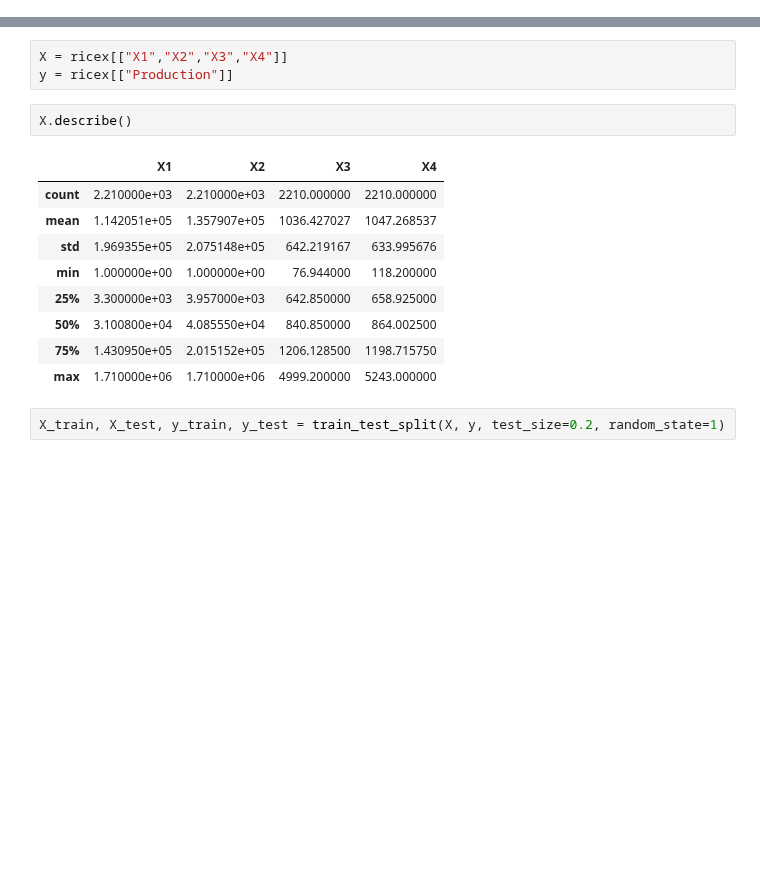
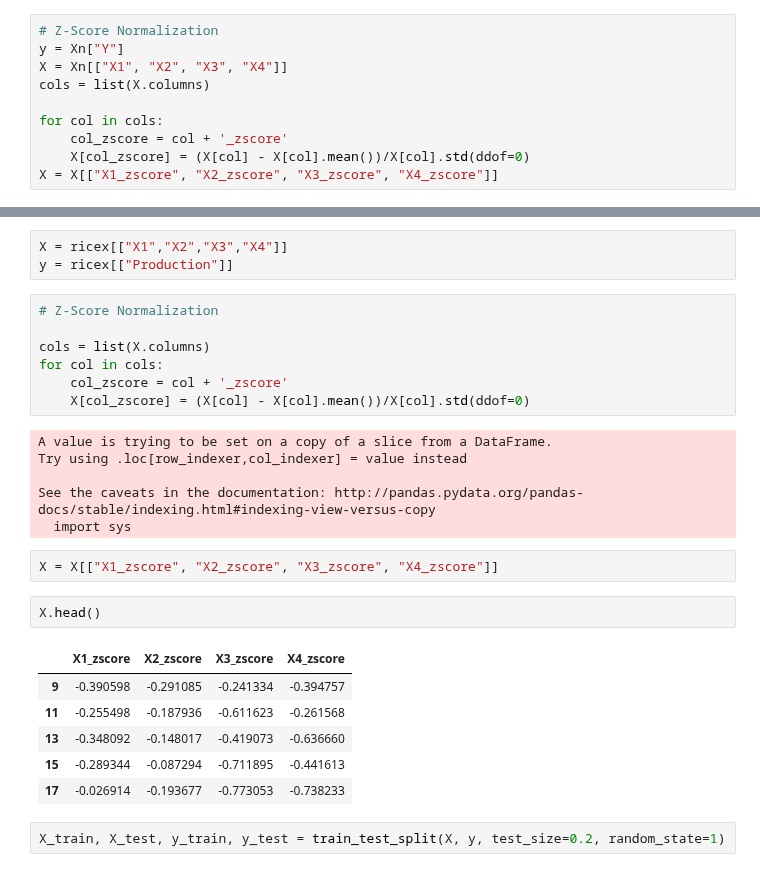
Before and after one commit to AkshanshChahal/ML-in-Agriculture, a Jupyter notebook: Baseline.ipynb, the cells around one changed output, grey strips where cells are left out. Saved outputs shown, nothing was run; the diff lists cells and outputs as text; blank space fills up the shorter version.

Commit message:
Added z-score normalization

```diff
--- a/Baseline.ipynb
+++ b/Baseline.ipynb
@@ -113,0 +103,10 @@ X.head()
+# %%
+# Z-Score Normalization
+y = Xn["Y"]
+X = Xn[["X1", "X2", "X3", "X4"]]
+cols = list(X.columns)
+
+for col in cols:
+    col_zscore = col + '_zscore'
+    X[col_zscore] = (X[col] - X[col].mean())/X[col].std(ddof=0)
+X = X[["X1_zscore", "X2_zscore", "X3_zscore", "X4_zscore"]]
@@ -395,18 +408,30 @@ ricex.head()
 # %%
 X = ricex[["X1","X2","X3","X4"]]
 y = ricex[["Production"]]
+# %%
+# Z-Score Normalization
+
+cols = list(X.columns)
+for col in cols:
+    col_zscore = col + '_zscore'
+    X[col_zscore] = (X[col] - X[col].mean())/X[col].std(ddof=0)
+# %% [output]
+A value is trying to be set on a copy of a slice from a DataFrame.
+Try using .loc[row_indexer,col_indexer] = value instead
+
+See the caveats in the documentation: http://pandas.pydata.org/pandas-docs/stable/indexing.html#indexing-view-versus-copy
+  import sys
+# %%
+X = X[["X1_zscore", "X2_zscore", "X3_zscore", "X4_zscore"]]
 # %%
-X.describe()
+X.head()
 # %% [output]
-|  | X1 | X2 | X3 | X4 |
-| count | 2.210000e+03 | 2.210000e+03 | 2210.000000 | 2210.000000 |
-| mean | 1.142051e+05 | 1.357907e+05 | 1036.427027 | 1047.268537 |
-| std | 1.969355e+05 | 2.075148e+05 | 642.219167 | 633.995676 |
-| min | 1.000000e+00 | 1.000000e+00 | 76.944000 | 118.200000 |
-| 25% | 3.300000e+03 | 3.957000e+03 | 642.850000 | 658.925000 |
-| 50% | 3.100800e+04 | 4.085550e+04 | 840.850000 | 864.002500 |
-| 75% | 1.430950e+05 | 2.015152e+05 | 1206.128500 | 1198.715750 |
-| max | 1.710000e+06 | 1.710000e+06 | 4999.200000 | 5243.000000 |
+|  | X1_zscore | X2_zscore | X3_zscore | X4_zscore |
+| 9 | -0.390598 | -0.291085 | -0.241334 | -0.394757 |
+| 11 | -0.255498 | -0.187936 | -0.611623 | -0.261568 |
+| 13 | -0.348092 | -0.148017 | -0.419073 | -0.636660 |
+| 15 | -0.289344 | -0.087294 | -0.711895 | -0.441613 |
+| 17 | -0.026914 | -0.193677 | -0.773053 | -0.738233 |
 # %%
 X_train, X_test, y_train, y_test = train_test_split(X, y, test_size=0.2, random_state=1)
 # %%
```
Also changed, not shown: parts of 8 cells of this notebook.
